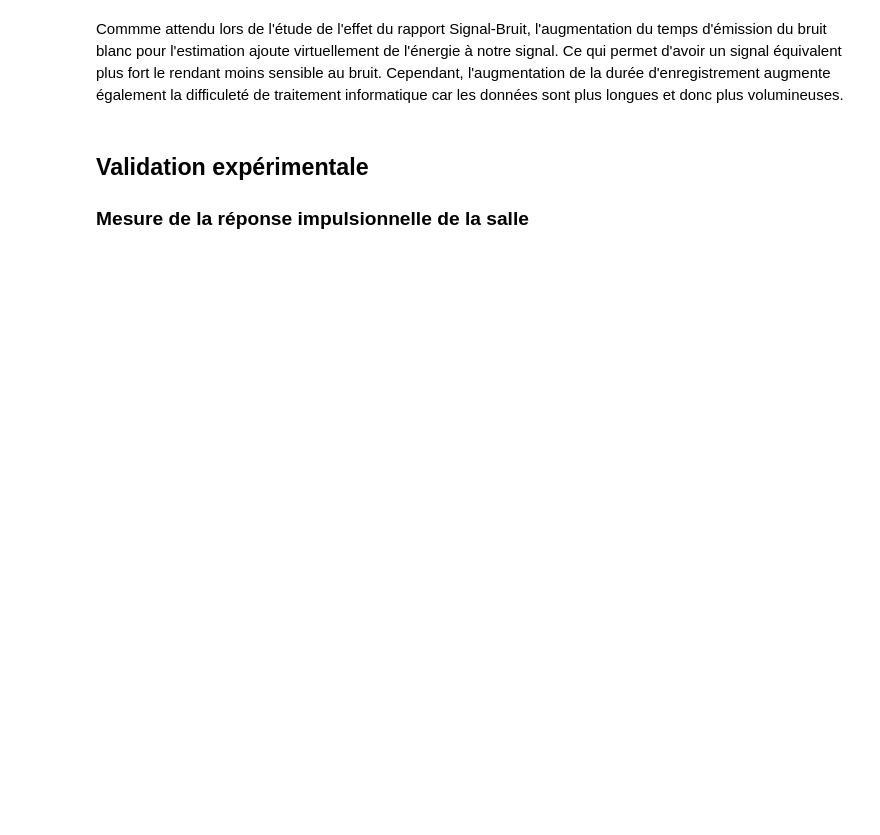
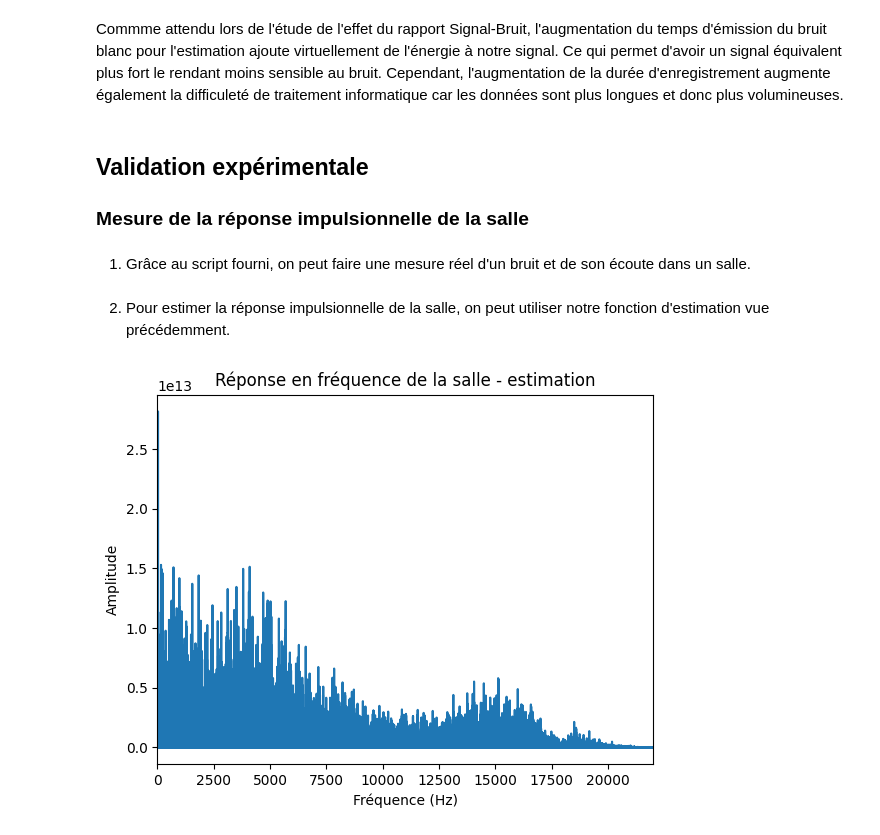
Before and after one commit to Captainfl4me/signal-processing-exp, a Jupyter notebook: Compte_rendu_TP.ipynb, the cells around one changed output. Saved outputs shown, nothing was run; the diff lists cells and outputs as text; code cells hidden in the pictures; blank space fills up the shorter version.

```diff
--- a/Compte_rendu_TP.ipynb
+++ b/Compte_rendu_TP.ipynb
@@ -73,14 +73,16 @@ On remarque qu'en fonction des différents environnements l'effet de réverbéra
 # %% [markdown]
 3. Pour expliquer ces différences, on peut analyser les réponses en fréquences des différents environnements.
 # %%
-# FFT de la RI
-fft_result = fft(h_nashville,len(h_nashville)*10)
-fft_freqs = fftfreq(len(h_nashville)*10, 1/fs)  # Fréquences correspondantes
-fft_amplitude = np.abs(fft_result)
+def show_RI_fft(ri: np.ndarray, name: str):
+    # FFT de la RI
+    fft_result = fft(ri,len(ri)*10)
+    fft_freqs = fftfreq(len(ri)*10, 1/fs)  # Fréquences correspondantes
+    fft_amplitude = np.abs(fft_result)
 
-plt.figure()
-plt.plot(fft_freqs, fft_amplitude)
-plt.title("Réponse en fréquence de la salle - " + RI_nashville)
-plt.xlabel("Fréquence (Hz)")
-plt.ylabel("Amplitude")
-plt.xlim(0, fs/2)
+    plt.figure()
+    plt.plot(fft_freqs, fft_amplitude)
+    plt.title("Réponse en fréquence de la salle - " + name)
+    plt.xlabel("Fréquence (Hz)")
+    plt.ylabel("Amplitude")
+    plt.xlim(0, fs/2)
+    plt.show()
@@ -263,3 +240,30 @@ Commme attendu lors de l'étude de l'effet du rapport Signal-Bruit, l'augmentati
 ## Validation expérimentale
 
 ### Mesure de la réponse impulsionnelle de la salle
+# %% [markdown]
+1. Grâce au script fourni, on peut faire une mesure réel d'un bruit et de son écoute dans un salle.
+# %%
+# signal émis
+name_source = 'assets/mesures/240927 11-54-source.wav'
+
+# signal reçu
+name_mesure = 'assets/mesures/240927 11-54-mesure.wav'
+
+# Lecture des données
+fs, source = sio.wavfile.read(name_source)
+fs_mesure, mesure = sio.wavfile.read(name_mesure)
+
+# Conversion en float
+source = np.float64(source)
+mesure = np.float64(mesure)[:,0]
+
+# Réecchantillonage
+mesure = signal.resample(mesure, int(len(mesure)*fs/fs_mesure))
+# %% [markdown]
+2. Pour estimer la réponse impulsionnelle de la salle, on peut utiliser notre fonction d'estimation vue précédemment.
+# %%
+estimation_og = signal.correlate(mesure, source, mode='full')
+# %%
+show_RI_fft(estimation_og, "estimation")
+# %% [output]
+[figure, added]
```
Also changed, not shown: parts of 15 cells of this notebook, 6 other files.
